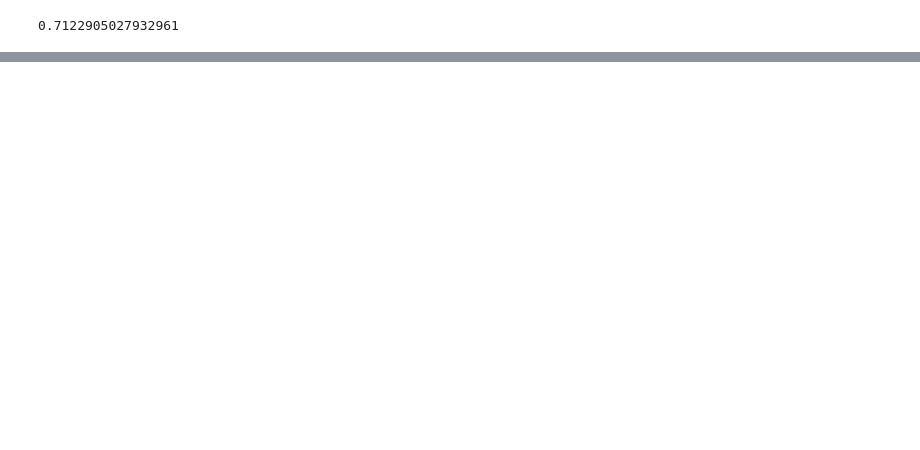
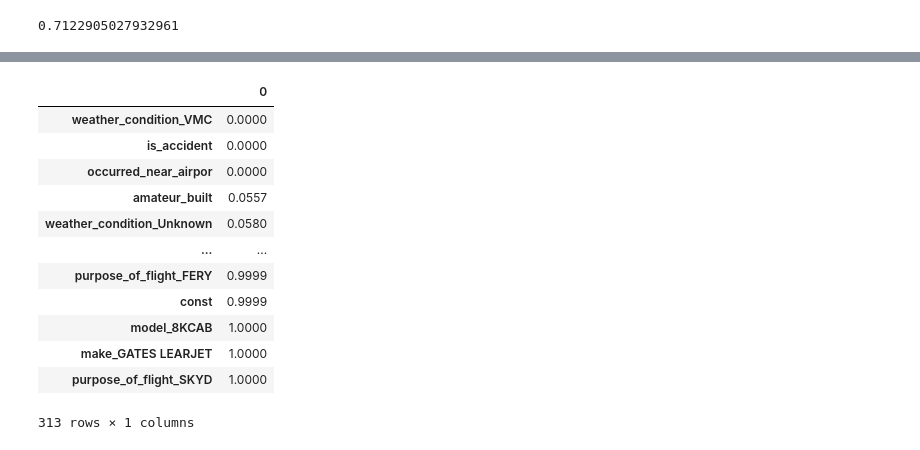
Before and after one commit to TheMirch/dsi-group-project, a Jupyter notebook: code/mike_modeling.ipynb, the cells around one changed output, grey strips where cells are left out. Drawn from its saved outputs; the diff is of its cells as text; code cells hidden in the pictures; blank space fills up the shorter version.

```diff
--- a/code/mike_modeling.ipynb
+++ b/code/mike_modeling.ipynb
@@ -254,4 +163,20 @@ glm_bin_coef_df = glm_bin.params.to_frame().sort_values(by = 0, ascending = Fals
 glm_bin_pvalues.rename({0: 'p_value'}, axis = 1, inplace=True)
 # %%
 glm_bin_coef_df.rename({0: 'coef'}, axis = 1, inplace=True)
+# %%
+glm_bin_pvalues
+# %% [output]
+|  | 0 |
+| weather_condition_VMC | 0.0000 |
+| is_accident | 0.0000 |
+| occurred_near_airpor | 0.0000 |
+| amateur_built | 0.0557 |
+| weather_condition_Unknown | 0.0580 |
+| ... | ... |
+| purpose_of_flight_FERY | 0.9999 |
+| const | 0.9999 |
+| model_8KCAB | 1.0000 |
+| make_GATES LEARJET | 1.0000 |
+| purpose_of_flight_SKYD | 1.0000 |
+313 rows × 1 columns
 # %%
```
Also changed, not shown: parts of 55 cells of this notebook, 4 other files.
